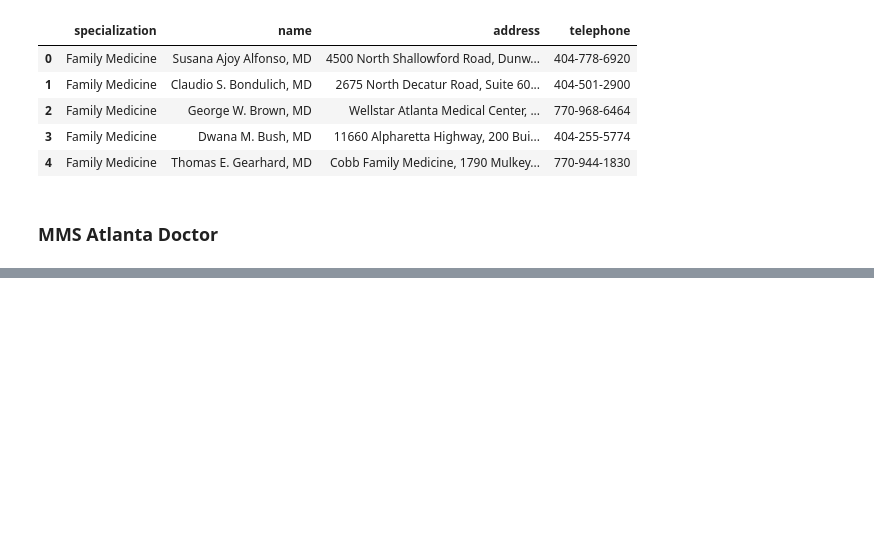
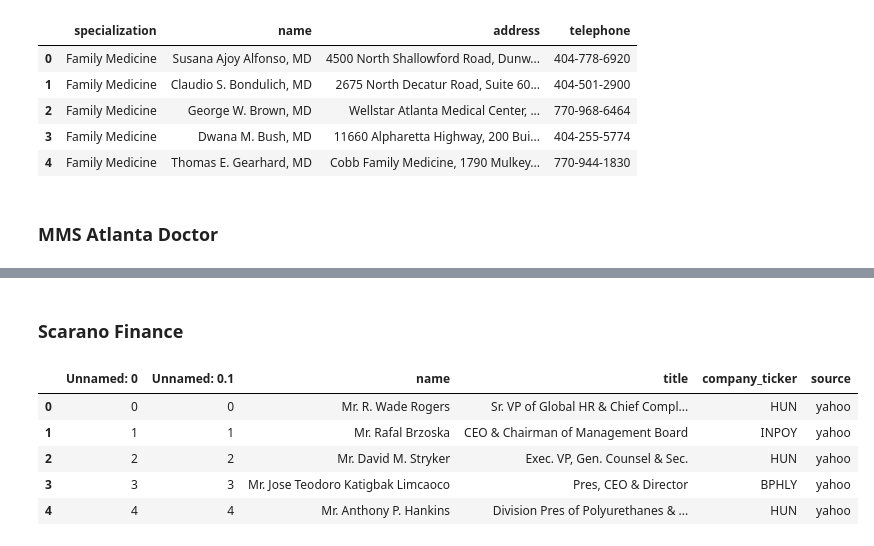
Before and after one commit to samuel-esp/IngDati-Progetto, a Jupyter notebook: SchemaAlignmentProfessionisti.ipynb, the cells around one changed output, grey strips where cells are left out. Drawn from its saved outputs; the diff is of its cells as text; code cells hidden in the pictures; blank space fills up the shorter version.

```diff
--- a/SchemaAlignmentProfessionisti.ipynb
+++ b/SchemaAlignmentProfessionisti.ipynb
@@ -309,0 +364,12 @@ mmsAtlantaDoc.head()
+# %% [markdown]
+### Scarano Finance
+# %%
+finance = pd.read_csv('sources/professionisti/scaranofinance.csv')
+finance.head()
+# %% [output]
+|  | Unnamed: 0 | Unnamed: 0.1 | name | title | company_ticker | source |
+| 0 | 0 | 0 | Mr. R. Wade Rogers | Sr. VP of Global HR & Chief Compl... | HUN | yahoo |
+| 1 | 1 | 1 | Mr. Rafal Brzoska | CEO & Chairman of Management Board | INPOY | yahoo |
+| 2 | 2 | 2 | Mr. David M. Stryker | Exec. VP, Gen. Counsel & Sec. | HUN | yahoo |
+| 3 | 3 | 3 | Mr. Jose Teodoro Katigbak Limcaoco | Pres, CEO & Director | BPHLY | yahoo |
+| 4 | 4 | 4 | Mr. Anthony P. Hankins | Division Pres of Polyurethanes & ... | HUN | yahoo |
```
Also changed, not shown: parts of 34 cells of this notebook, 10 other files.
